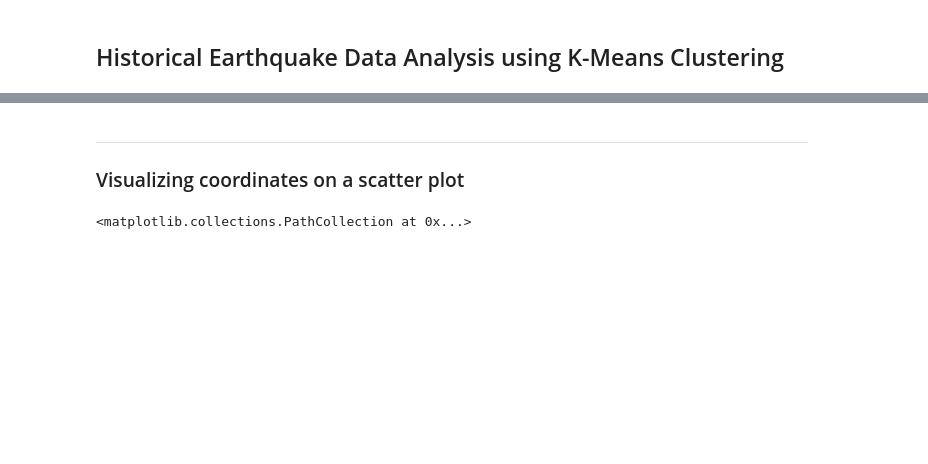
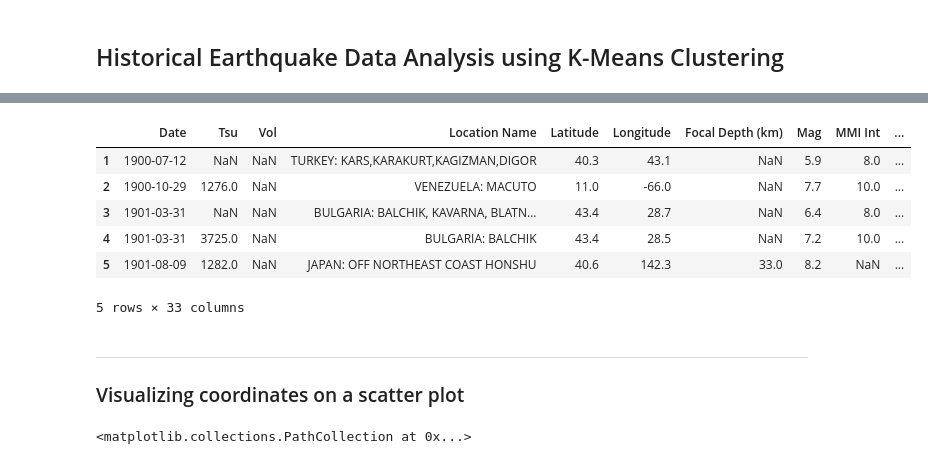
Before and after one commit to Parxd/Tectonics, a Jupyter notebook: main.ipynb, the cells around one changed output, grey strips where cells are left out. Saved outputs shown, nothing was run; the diff lists cells and outputs as text; code cells hidden in the pictures; blank space fills up the shorter version.

```diff
--- a/main.ipynb
+++ b/main.ipynb
@@ -36,3 +71,21 @@ data.describe()
+# %%
+data["Year"] = data["Year"] + "/" + data["Mo"] + "/" + data["Dy"]
+data.drop("Mo", axis = 1, inplace = True)
+data.drop("Dy", axis = 1, inplace = True)
+data.drop("Hr", axis = 1, inplace = True)
+data.drop("Sec", axis = 1, inplace = True)
+data.drop("Mn", axis = 1, inplace = True)
+data = data.rename(columns = {"Year" : "Date"})
+data["Date"] = pd.to_datetime(data["Date"])
+data.head()
+# %% [output]
+|  | Date | Tsu | Vol | Location Name | Latitude | Longitude | Focal Depth (km) | Mag | MMI Int | ... |
+| 1 | 1900-07-12 | NaN | NaN | TURKEY: KARS,KARAKURT,KAGIZMAN,DIGOR | 40.3 | 43.1 | NaN | 5.9 | 8.0 | ... |
+| 2 | 1900-10-29 | 1276.0 | NaN | VENEZUELA: MACUTO | 11.0 | -66.0 | NaN | 7.7 | 10.0 | ... |
+| 3 | 1901-03-31 | NaN | NaN | BULGARIA: BALCHIK, KAVARNA, BLATN... | 43.4 | 28.7 | NaN | 6.4 | 8.0 | ... |
+| 4 | 1901-03-31 | 3725.0 | NaN | BULGARIA: BALCHIK | 43.4 | 28.5 | NaN | 7.2 | 10.0 | ... |
+| 5 | 1901-08-09 | 1282.0 | NaN | JAPAN: OFF NORTHEAST COAST HONSHU | 40.6 | 142.3 | 33.0 | 8.2 | NaN | ... |
+5 rows × 33 columns
 # %% [markdown]
 ---
 ### Visualizing coordinates on a scatter plot
```
Also changed, not shown: parts of 12 cells of this notebook, 1 other file.
